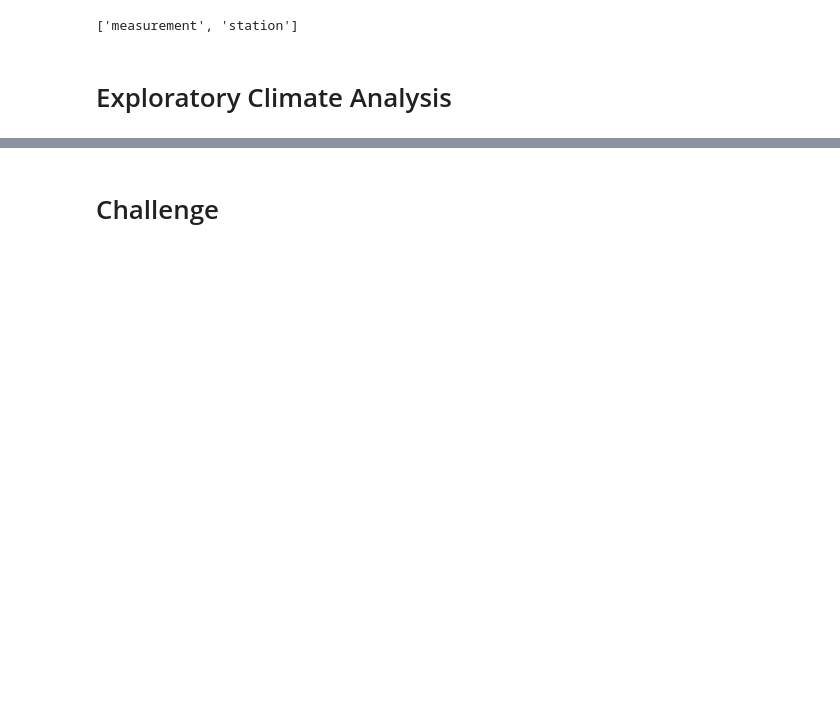
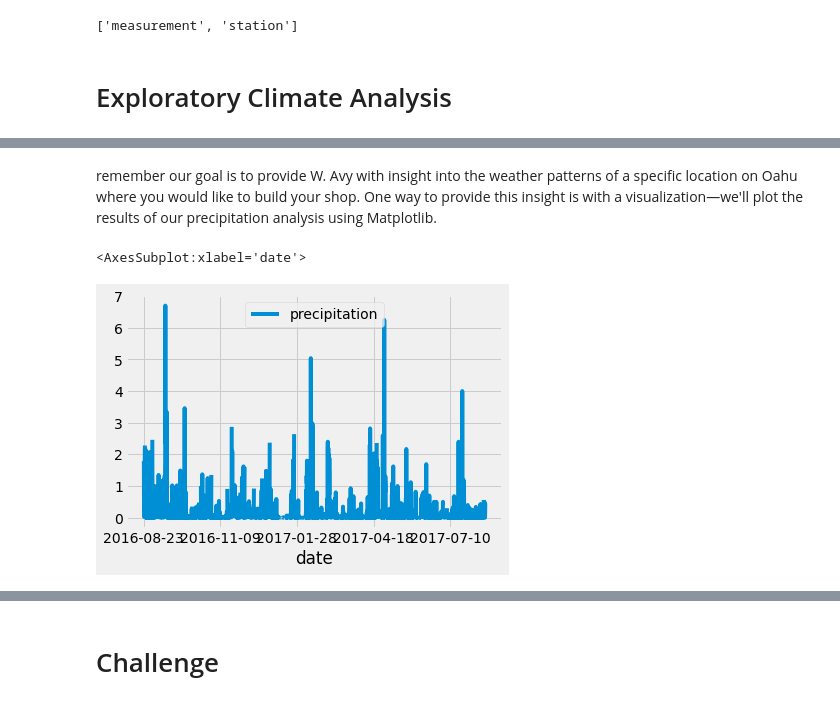
Before and after one commit to Zohairk4help/surfs_up, a Jupyter notebook: climate_analysis.ipynb, the cells around one changed output, grey strips where cells are left out. Cells and saved outputs as stored; diff of their text form; code cells hidden in the pictures; blank space fills up the shorter version.

Commit message:
Because module 9's section 9.2.5 instructed, so..

```diff
--- a/climate_analysis.ipynb
+++ b/climate_analysis.ipynb
@@ -44,12 +46,11 @@ session = Session(engine)
 # Design a query to retrieve the last 12 months of precipitation data and plot the results.
 #Starting from the last data point in the database.
 
+prev_year = dt.date(2017, 8, 23)
+
 # Calculate the date one year from the last date in data set.
-
+prev_year = dt.date(2017, 8, 23) - dt.timedelta(days=365)
 # Perform a query to retrieve the data and precipitation scores
-
-# Save the query results as a Pandas DataFrame and set the index to the date column
-
-# Sort the dataframe by date
-
-# Use Pandas Plotting with Matplotlib to plot the data
+results = []
+results = session.query(Measurement.date, Measurement.prcp).filter(Measurement.date >= prev_year).all()
+print(results)
@@ -55,0 +59,6 @@ session = Session(engine)
+# %%
+# Save the query results as a Pandas DataFrame and set the index to the date column [section 9.2.2]
+df = pd.DataFrame(results, columns=['date','precipitation'])
+df.set_index(df['date'], inplace=True)
+print(df.to_string(index=False))
+# the last print code is to get rid of two date columns
@@ -55,0 +83,4 @@ session = Session(engine)
+# %%
+# Sort the dataframe by date [section 9.2.3]
+df = df.sort_index()
+print(df.to_string(index=False))
@@ -56,2 +105,13 @@ session = Session(engine)
+# %% [markdown]
+remember our goal is to provide W. Avy with insight into the weather patterns of a specific location on Oahu where you would like to build your shop. One way to provide this insight is with a visualization—we'll plot the results of our precipitation analysis using Matplotlib.
+# %%
+# Use Pandas Plotting with Matplotlib to plot the data
+df.plot()
+
+#interested in determining weather trends. One trend we can observe based on this plot is
+# that some months have higher amounts of precipitation than others.
+# %% [output]
+<AxesSubplot:xlabel='date'>
+[figure, added]
 # %%
 # Use Pandas to calcualte the summary statistics for the precipitation data
```
Also changed, not shown: parts of 7 cells of this notebook.
